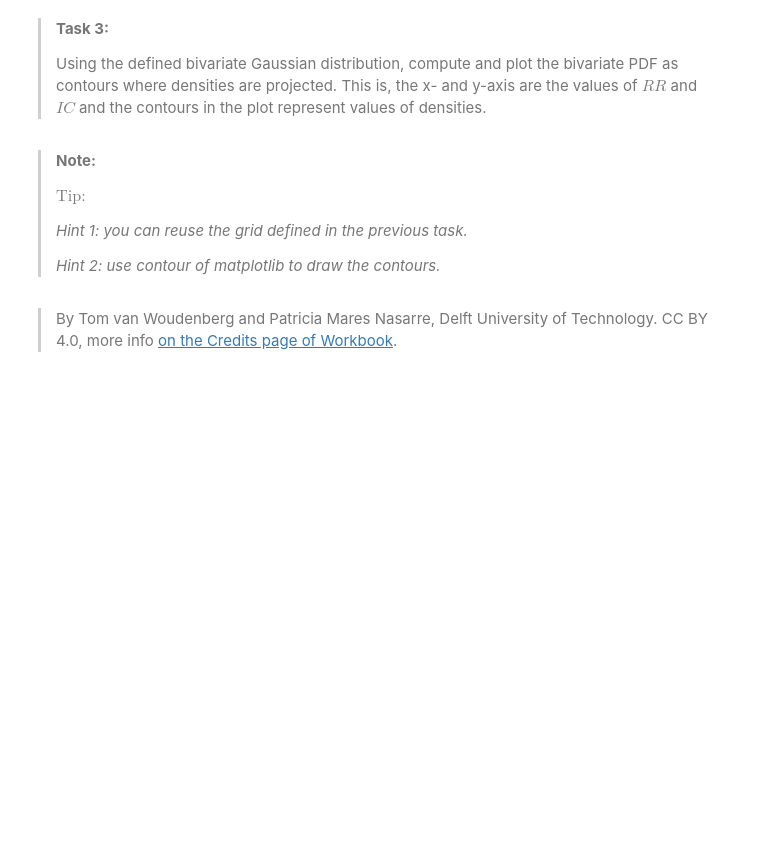
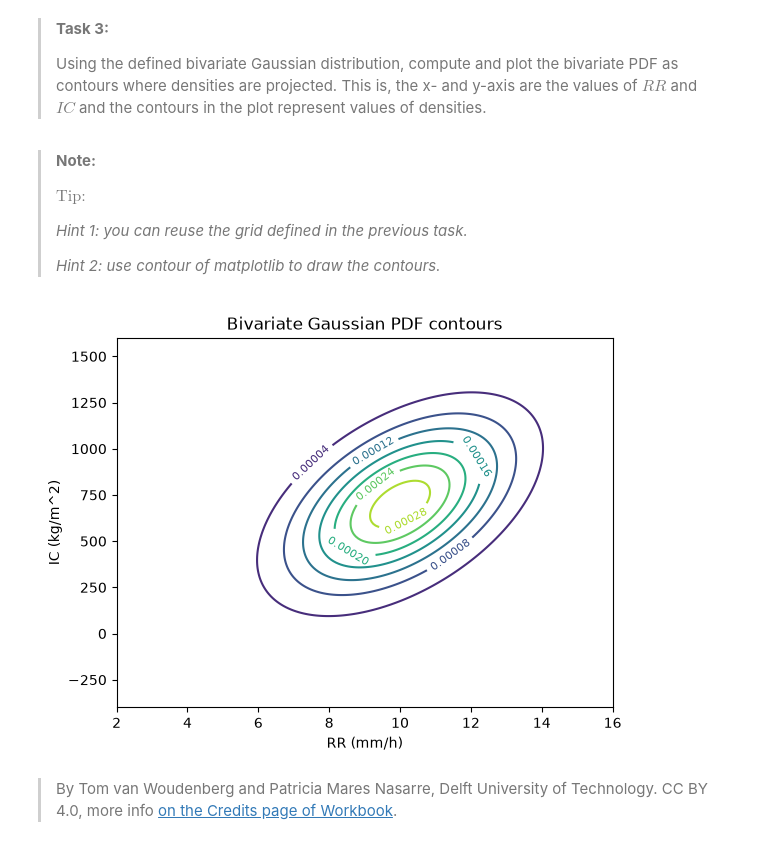
Before and after one commit to DionisisElhout/PA1.5, a Jupyter notebook: scipy_statcs_3d_plots.ipynb, the cells around one changed output. Saved outputs shown, nothing was run; the diff lists cells and outputs as text; code cells hidden in the pictures; blank space fills up the shorter version.

```diff
--- a/scipy_statcs_3d_plots.ipynb
+++ b/scipy_statcs_3d_plots.ipynb
@@ -130,2 +199,12 @@ Z = multivariate_normal(mean=mu, cov=sigma).pdf(X)
+# %%
+fig, ax = plt.subplots()
+contours = ax.contour(X1, X2, Z)
+ax.clabel(contours, inline=True, fontsize=8)
+ax.set_xlabel("RR (mm/h)")
+ax.set_ylabel("IC (kg/m^2)")
+ax.set_title("Bivariate Gaussian PDF contours")
+plt.show()
+# %% [output]
+[figure, added]
 # %% [markdown]
 > By Tom van Woudenberg and Patricia Mares Nasarre, Delft University of Technology. CC BY 4.0, more info [on the Credits page of Workbook](https://mude.citg.tudelft.nl/workbook-2026/credits.html).
```
Also changed, not shown: parts of 8 cells of this notebook.
